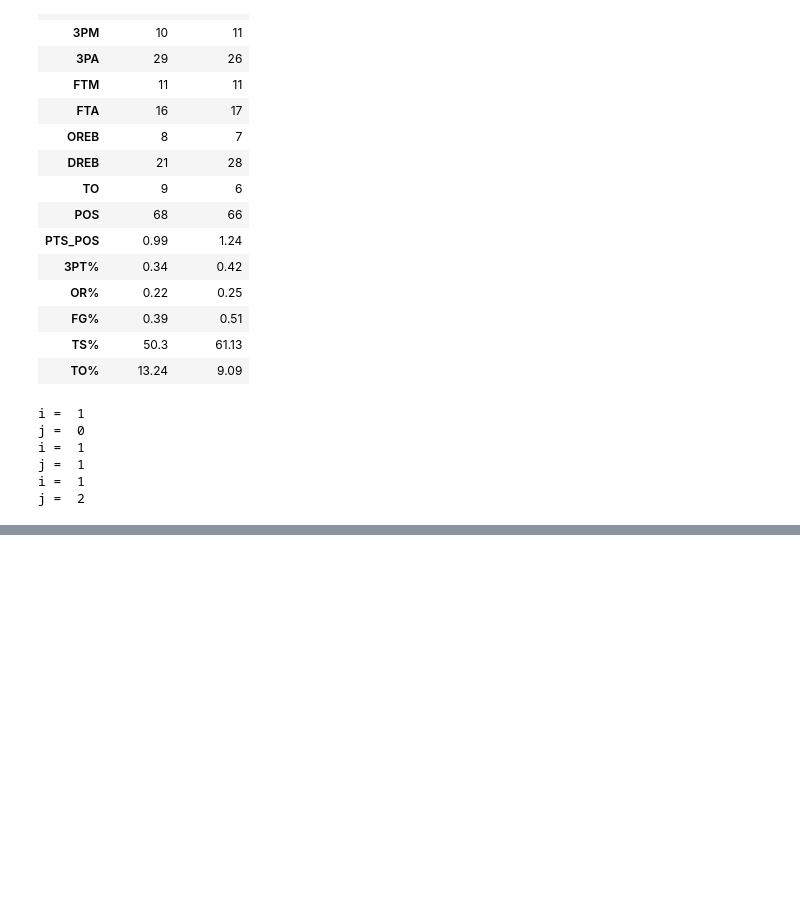
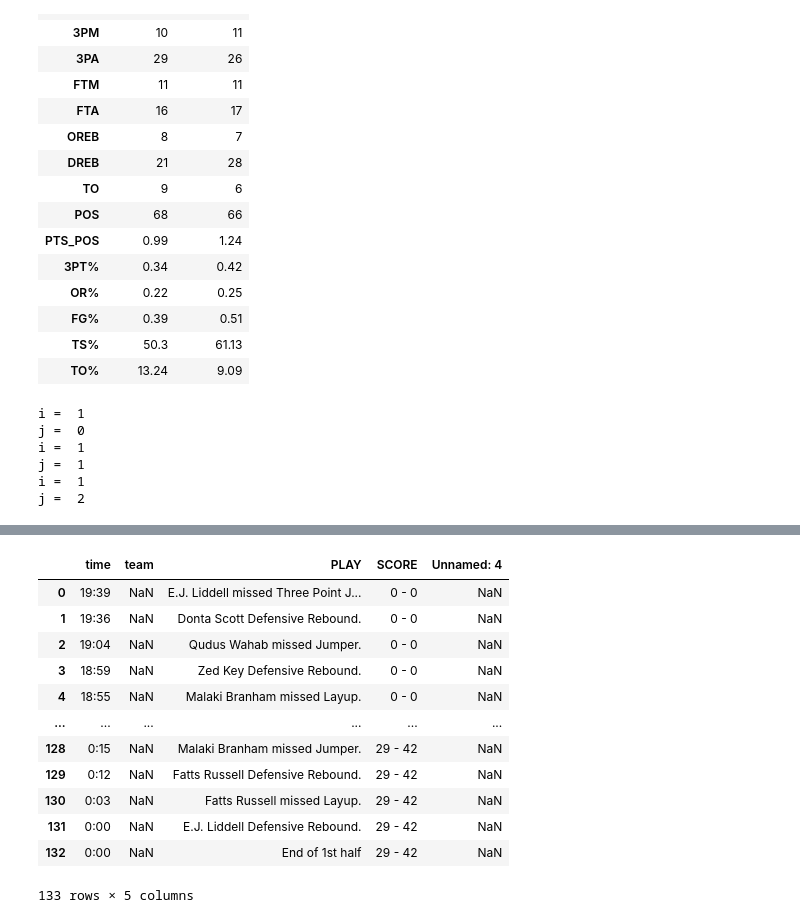
Before and after one commit to fmathews11/College_Basketball_Functions, a Jupyter notebook: Pulling_In_Boxscores.ipynb, the cells around one changed output, grey strips where cells are left out. Cells and saved outputs as stored; diff of their text form; code cells hidden in the pictures; blank space fills up the shorter version.

```diff
--- a/Pulling_In_Boxscores.ipynb
+++ b/Pulling_In_Boxscores.ipynb
@@ -275,0 +264,19 @@ for i in test_df.columns.tolist()[:16]:
+# %%
+url = "https://www.espn.com/mens-college-basketball/playbyplay/_/gameId/"
+game_id = 401364425
+url = url + str(game_id)
+pd.read_html(url)[1]
+# %% [output]
+|  | time | team | PLAY | SCORE | Unnamed: 4 |
+| 0 | 19:39 | NaN | E.J. Liddell missed Three Point J... | 0 - 0 | NaN |
+| 1 | 19:36 | NaN | Donta Scott Defensive Rebound. | 0 - 0 | NaN |
+| 2 | 19:04 | NaN | Qudus Wahab missed Jumper. | 0 - 0 | NaN |
+| 3 | 18:59 | NaN | Zed Key Defensive Rebound. | 0 - 0 | NaN |
+| 4 | 18:55 | NaN | Malaki Branham missed Layup. | 0 - 0 | NaN |
+| ... | ... | ... | ... | ... | ... |
+| 128 | 0:15 | NaN | Malaki Branham missed Jumper. | 29 - 42 | NaN |
+| 129 | 0:12 | NaN | Fatts Russell Defensive Rebound. | 29 - 42 | NaN |
+| 130 | 0:03 | NaN | Fatts Russell missed Layup. | 29 - 42 | NaN |
+| 131 | 0:00 | NaN | E.J. Liddell Defensive Rebound. | 29 - 42 | NaN |
+| 132 | 0:00 | NaN | End of 1st half | 29 - 42 | NaN |
+133 rows × 5 columns
```
Also changed, not shown: parts of 4 cells of this notebook.
